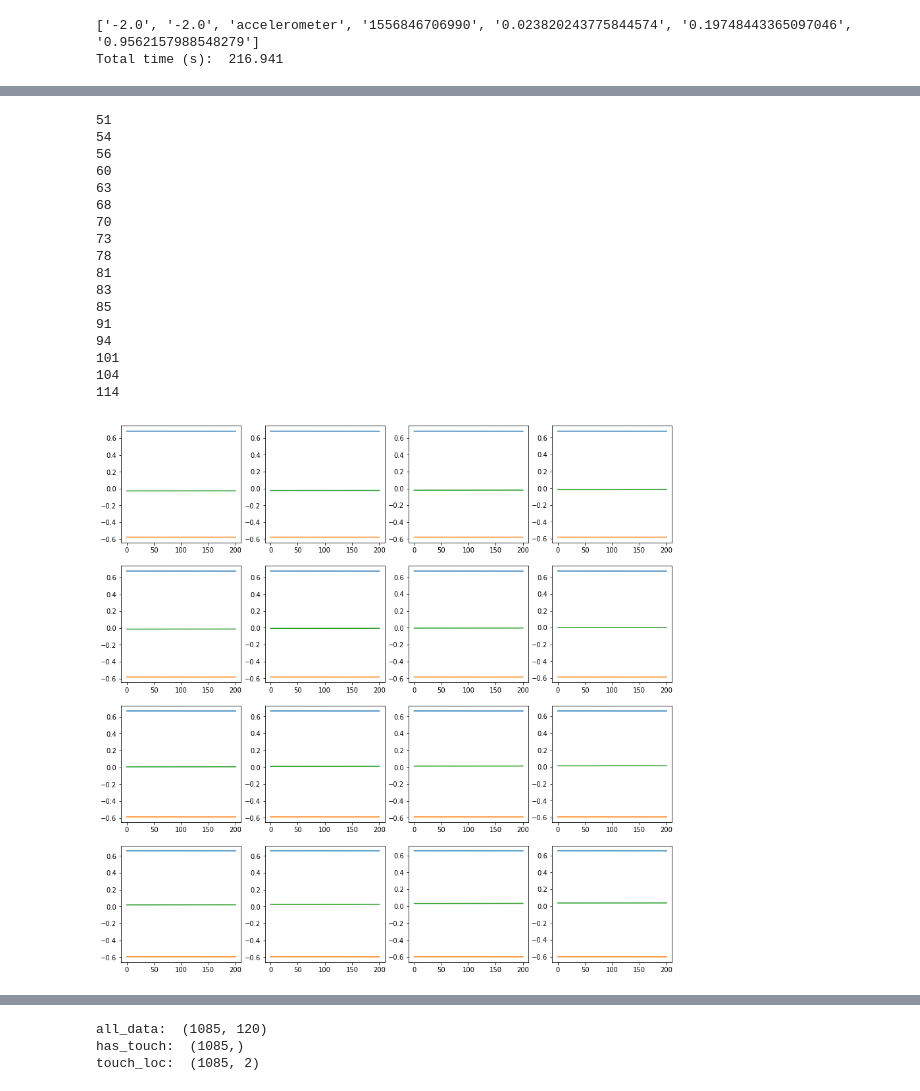
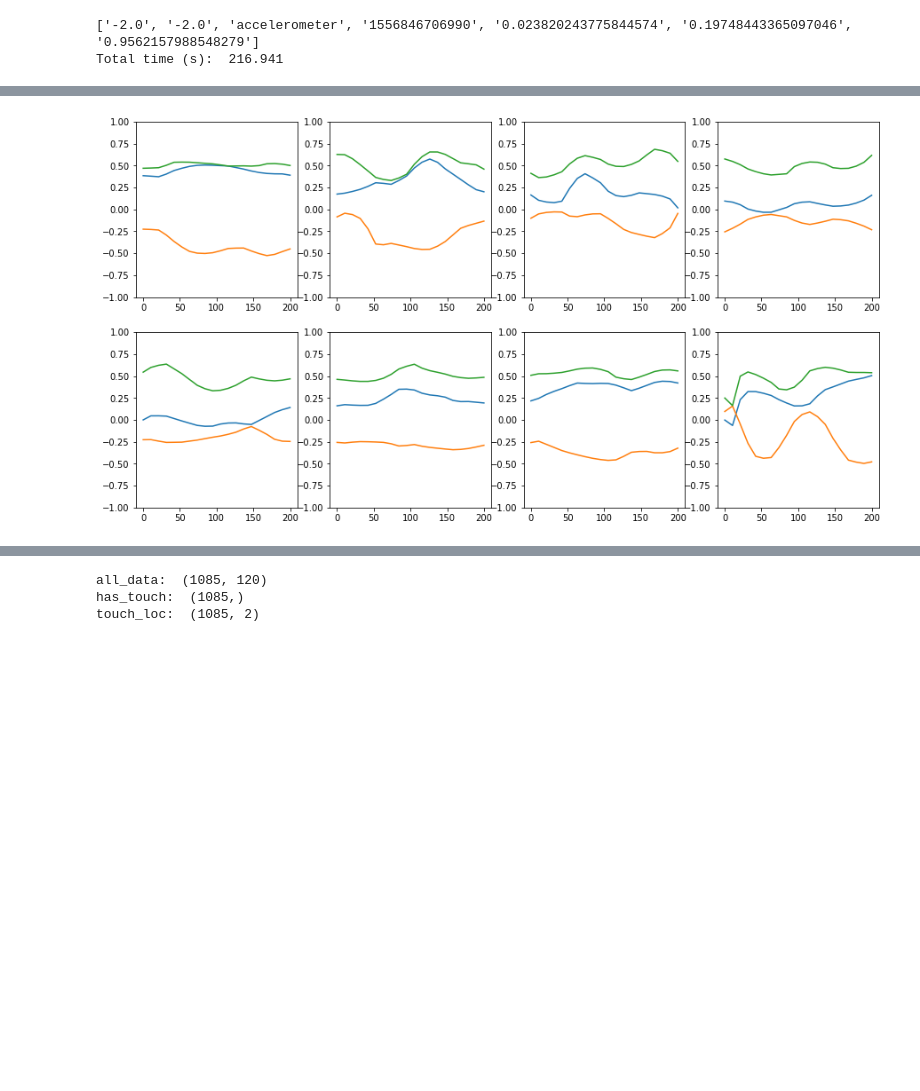
Before and after one commit to jlin816/gyrosec, a Jupyter notebook: preprocess.ipynb, the cells around one changed output, grey strips where cells are left out. Drawn from its saved outputs; the diff is of its cells as text; code cells hidden in the pictures; blank space fills up the shorter version.

```diff
--- a/preprocess.ipynb
+++ b/preprocess.ipynb
@@ -37,0 +31,10 @@ def normalize(arr):
+# %%
+def normalize(arr):
+    """Normalizes to [-1, 1]."""
+    arr_min = np.min(arr, axis=0)
+    arr_range = np.ptp(arr, axis=0)
+    print("Min: ", arr_min)
+    print("Range: ", arr_range)
+    return (2.*(arr - arr_min) / arr_range) - 1
+
+normalize(np.array([[100, 5, 1],[200, 6, 0],[150, 0,100]]))
@@ -66,21 +75,21 @@ Num samples:  21700
 # %%
 plt.figure(figsize=(20,5))
 
-num_samples_to_view = 100
-end_time = acc_data[num_samples_to_view - 1][0]
+num_samples_to_view = 1500
+plot_end_time = acc_data[num_samples_to_view - 1][0]
 acc_data_t_ms = acc_data[:num_samples_to_view, 0]
-plt.plot(acc_data_t_ms, acc_data[:num_samples_to_view, 1])
+plt.plot(acc_data_t_ms, acc_data[:num_samples_to_view, 1], marker="o")
 plt.plot(acc_data_t_ms, acc_data[:num_samples_to_view, 2])
 plt.plot(acc_data_t_ms, acc_data[:num_samples_to_view, 3])
 
-presses = [int(x[3]) - start_time for x in csvf if x[2] == "press" if int(x[3]) - start_time < end_time]
-releases = [int(x[3]) - start_time for x in csvf if x[2] == "release" if int(x[3]) - start_time < end_time]
+presses = [int(x[3]) - start_time for x in csvf if x[2] == "press" if int(x[3]) - start_time < plot_end_time]
+releases = [int(x[3]) - start_time for x in csvf if x[2] == "release" if int(x[3]) - start_time < plot_end_time]
 
 presses = presses[:min(len(presses), len(releases))]
 
 for i in range(len(presses)):
     plt.axvspan(presses[i], releases[i], alpha=0.3, color="r")
 
-plt.xticks(np.arange(0, end_time, step=200))
+plt.xticks(np.arange(0, plot_end_time, step=200))
 plt.show()
 # %% [output]
@@ -106,12 +115,12 @@ gyro_data_interp = [
     np.interp(interp_times, gyro_data_ts, gyro_data[:,3]),
 ]
 
-num_samples_to_view = 100
-end_time = acc_data_interp[num_samples_to_view - 1][0]
-acc_data_t_ms = acc_data[:num_samples_to_view, 0]
-plt.plot(acc_data_t_ms, acc_data_interp[:num_samples_to_view, 1])
-plt.plot(acc_data_t_ms, acc_data_interp[:num_samples_to_view, 2])
-plt.plot(acc_data_t_ms, acc_data_interp[:num_samples_to_view, 3])
+num_samples_to_view = 10000
+acc_data_interp = np.array(acc_data_interp)
+print(acc_data_interp.shape)
+plt.plot(interp_times[:num_samples_to_view], acc_data_interp[0, :num_samples_to_view])
+plt.plot(interp_times[:num_samples_to_view], acc_data_interp[1, :num_samples_to_view])
+plt.plot(interp_times[:num_samples_to_view], acc_data_interp[2, :num_samples_to_view])
 
 all_data = np.concatenate((acc_data_interp, gyro_data_interp), axis=0).T
 assert(all_data.shape == (num_samples, 6))
@@ -148,41 +159,23 @@ Number touch windows 427
 Number no touch windows 658
 # %%
 # Visualize touch / no touch windows
-nrows = 4
+nrows = 2
 ncols = 4
 all_data = all_data.reshape((num_windows, samples_per_window, 6))
 
-fig, axes = plt.subplots(nrows, ncols, figsize=(15, 15))
+fig, axes = plt.subplots(nrows, ncols, figsize=(15, 8))
 axes = axes.reshape(-1)
 
 count = 0
 for i in range(50,len(has_touch)):
-    if has_touch[i] == 1:
-        print(i)
+    if has_touch[i] == -1:
         if count == nrows * ncols: break
         axes[count].plot(np.linspace(0, window_size_ms, num=samples_per_window), all_data[i,:,0])
         axes[count].plot(np.linspace(0, window_size_ms, num=samples_per_window), all_data[i,:,1])
         axes[count].plot(np.linspace(0, window_size_ms, num=samples_per_window), all_data[i,:,2])
-
+        axes[count].set_ylim(-1, 1)
         count += 1
 
 fig.show()
 # %% [output]
-51
-54
-56
-60
-63
-68
-70
-73
-78
-81
-83
-85
-91
-94
-101
-104
-114
-[figure, old version]
+[figure, new version]
```
Also changed, not shown: parts of 11 cells of this notebook.
